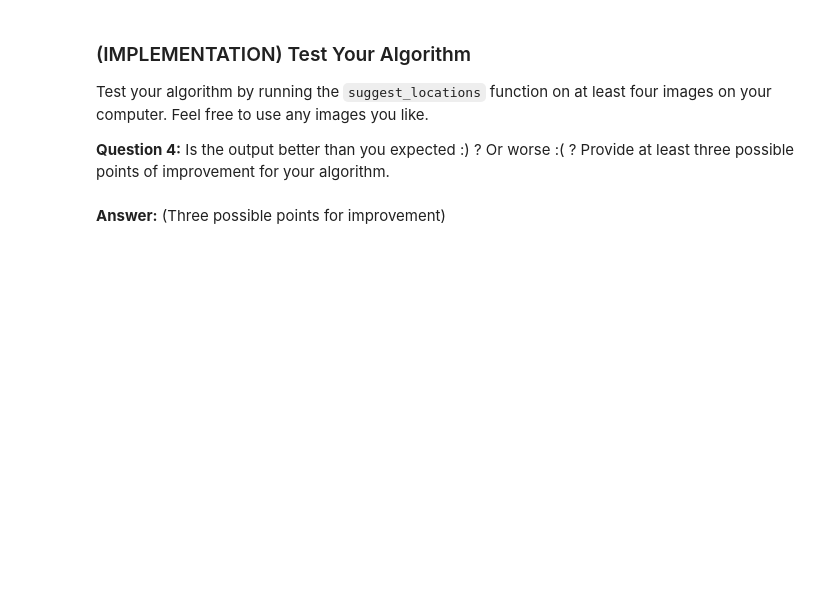
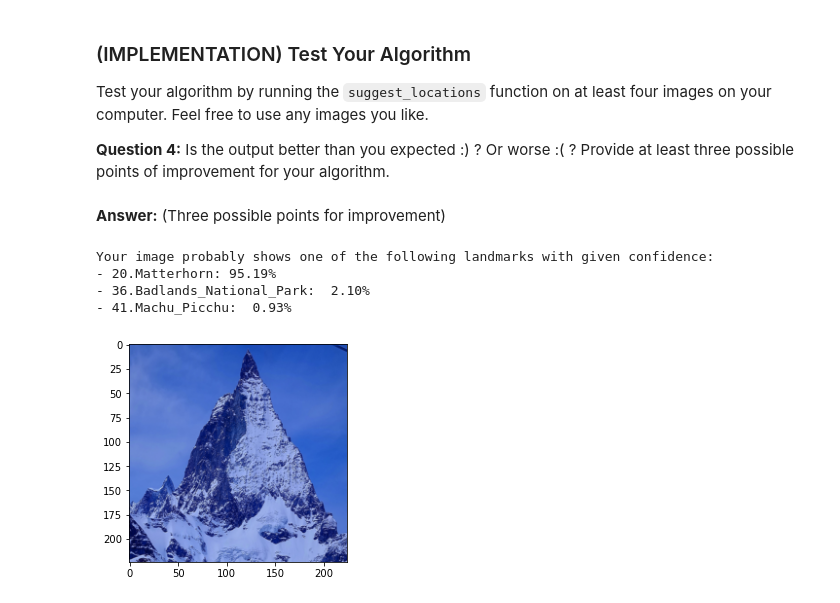
Before and after one commit to ewaryst1/UCML-landmark-classification, a Jupyter notebook: landmark.ipynb, the cells around one changed output. Drawn from its saved outputs; the diff is of its cells as text; code cells hidden in the pictures; blank space fills up the shorter version.

```diff
--- a/landmark.ipynb
+++ b/landmark.ipynb
@@ -871,4 +832,12 @@ __Answer:__ (Three possible points for improvement)
 # %%
 ## TODO: Execute the `suggest_locations` function on
 ## at least 4 images on your computer.
 ## Feel free to use as many code cells as needed.
+
+suggest_locations('../priv-images/m.jpeg')
+# %% [output]
+Your image probably shows one of the following landmarks with given confidence:
+- 20.Matterhorn: 95.19%
+- 36.Badlands_National_Park:  2.10%
+- 41.Machu_Picchu:  0.93%
+[figure, added]
```
Also changed, not shown: parts of 18 cells of this notebook.
